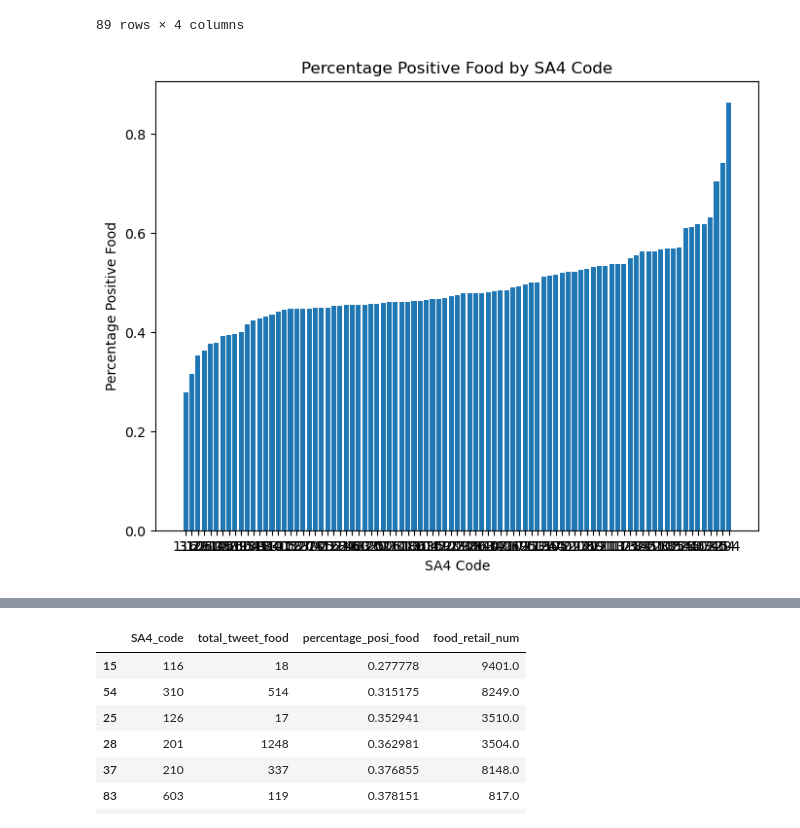
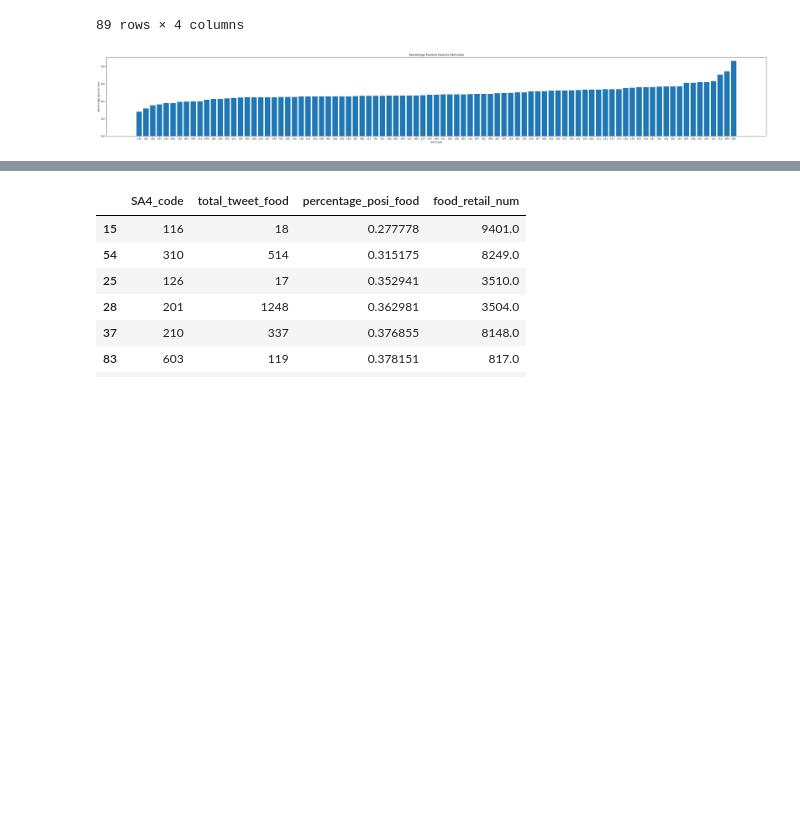
Before and after one commit to terrance2630/CCC_A2, a Jupyter notebook: processed_data_analysis/test.ipynb, the cells around one changed output, grey strips where cells are left out. Cells and saved outputs as stored; diff of their text form; code cells hidden in the pictures; blank space fills up the shorter version.

```diff
--- a/processed_data_analysis/test.ipynb
+++ b/processed_data_analysis/test.ipynb
@@ -247,16 +247,16 @@ food_df
 # %%
 # Sort the DataFrame by the "percentage_posi_food" column
 food_sorted_df = food_df.sort_values('percentage_posi_food')
 
 # Plot a bar plot
-plt.figure(figsize=(8, 6))
+plt.figure(figsize=(50, 6))
 plt.bar(food_sorted_df['SA4_code'], food_sorted_df['percentage_posi_food'])
 plt.xlabel('SA4 Code')
 plt.ylabel('Percentage Positive Food')
 plt.title('Percentage Positive Food by SA4 Code')
 plt.show()
 # %% [output]
-[figure, old version]
+[figure, new version]
 # %%
 # Sort the DataFrame by 'food_retail_num'
 food_retail_sorted_df = food_df.sort_values('food_retail_num')
```
Also changed, not shown: parts of 3 cells of this notebook, 14 other files.
